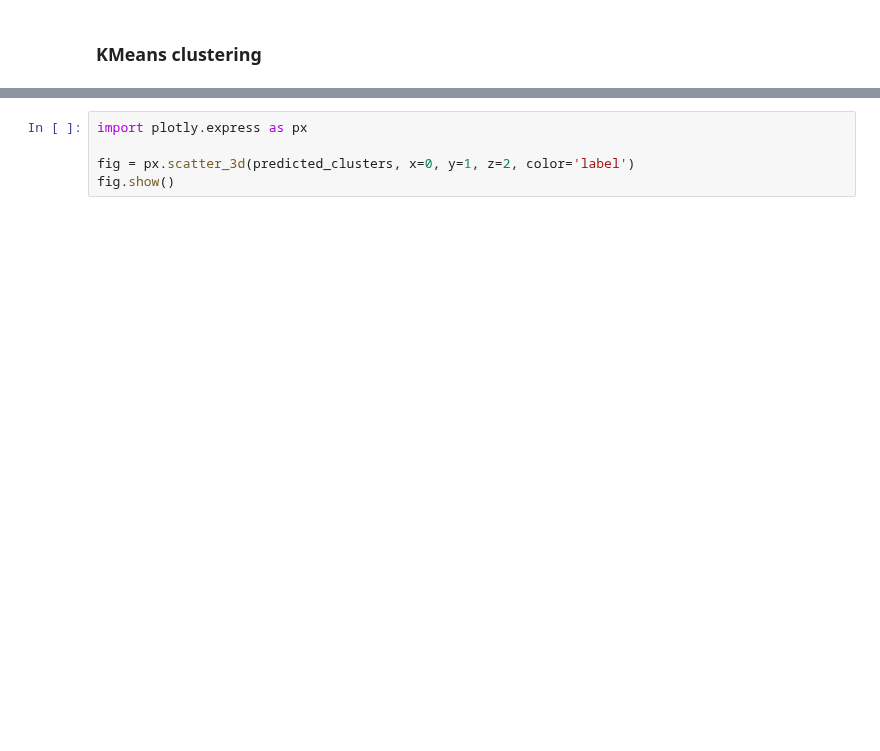
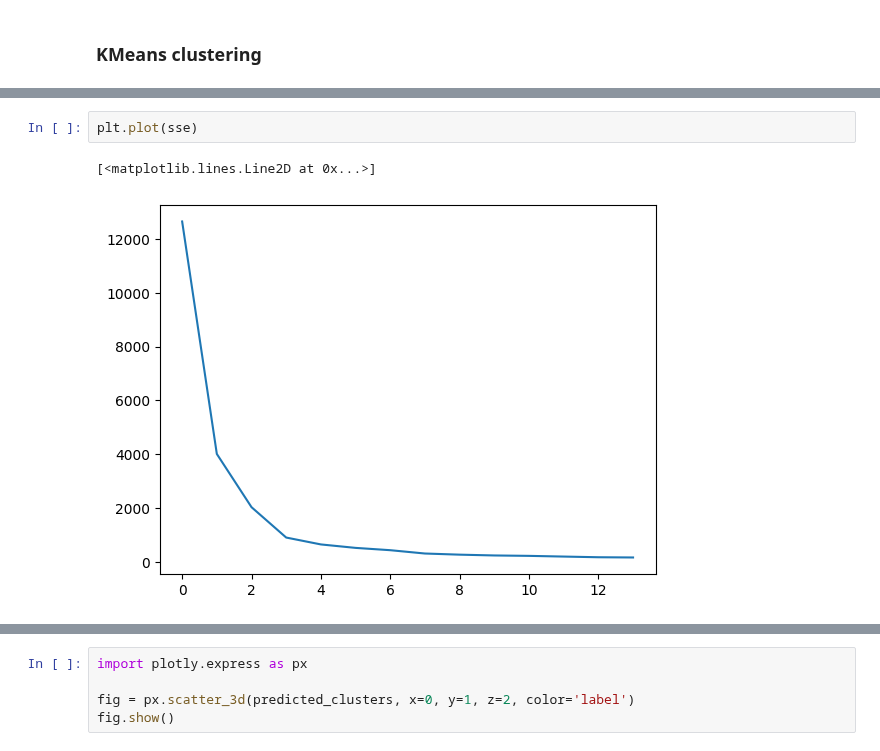
Before and after one commit to DeepLabCutAIResidency/DLC_AI2024, a Jupyter notebook: analysis_pipeline/kmeans_demo_pose_pov.ipynb, the cells around one changed output, grey strips where cells are left out. Drawn from its saved outputs; the diff is of its cells as text; blank space fills up the shorter version.

```diff
--- a/analysis_pipeline/kmeans_demo_pose_pov.ipynb
+++ b/analysis_pipeline/kmeans_demo_pose_pov.ipynb
@@ -120,0 +135,5 @@ scaled_features, centers, predicted_labels = keypoint_kmeans(n_clusters, p_comp)
+# %%
+plt.plot(sse)
+# %% [output]
+[<matplotlib.lines.Line2D at 0x...>]
+[figure, added]
```
Also changed, not shown: parts of 25 cells of this notebook.
